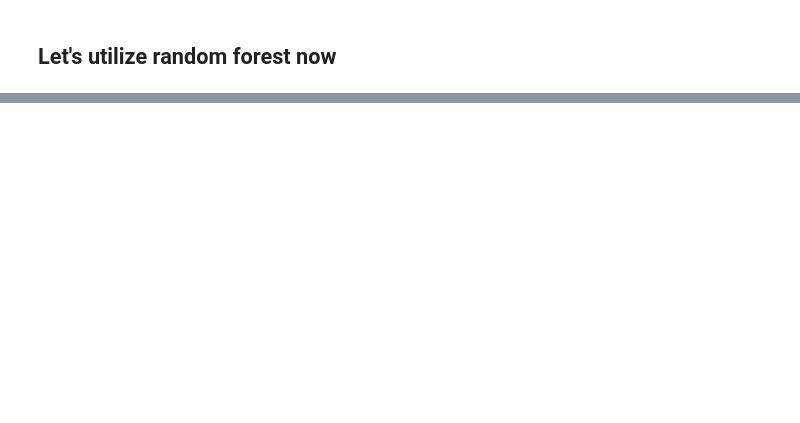
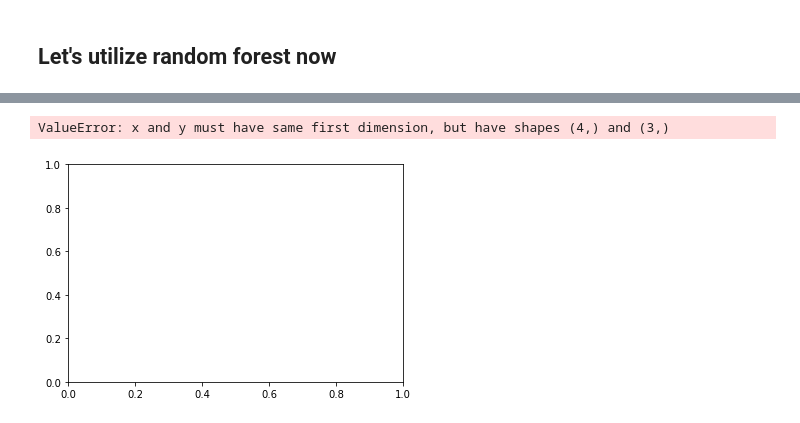
Before and after one commit to iamatul1214/Machine-learning-, a Jupyter notebook: Multiclass classification using Logistic regression, Random forest, decision tree.ipynb, the cells around one changed output, grey strips where cells are left out. Drawn from its saved outputs; the diff is of its cells as text; code cells hidden in the pictures; blank space fills up the shorter version.

```diff
--- a/Multiclass classification using Logistic regression, Random forest, decision tree.ipynb
+++ b/Multiclass classification using Logistic regression, Random forest, decision tree.ipynb
@@ -115,5 +117,6 @@ Please also refer to the documentation for alternative solver options:
   n_iter_i = _check_optimize_result(
 LogisticRegression()
 # %%
-log_class.score(x_test,y_test)
+logistic_score = log_class.score(x_test,y_test)
+logistic_score
 # %% [output]
@@ -161,5 +164,6 @@ dtree_class.fit(x_train,y_train)
 DecisionTreeClassifier()
 # %%
 ## checking the accuracy
-dtree_class.score(x_test,y_test)
+dtree_score = dtree_class.score(x_test,y_test)
+dtree_score
 # %% [output]
@@ -204,0 +205,8 @@ import xgboost as xgboost
+# %%
+test_results=[logistic_score, dtree_score, random_score]
+
+percentage=[25,50,75,100]
+plt.plot(percentage,test_results)
+# %% [output]
+ValueError: x and y must have same first dimension, but have shapes (4,) and (3,)
+[figure, added]
```
Also changed, not shown: parts of 13 cells of this notebook.
